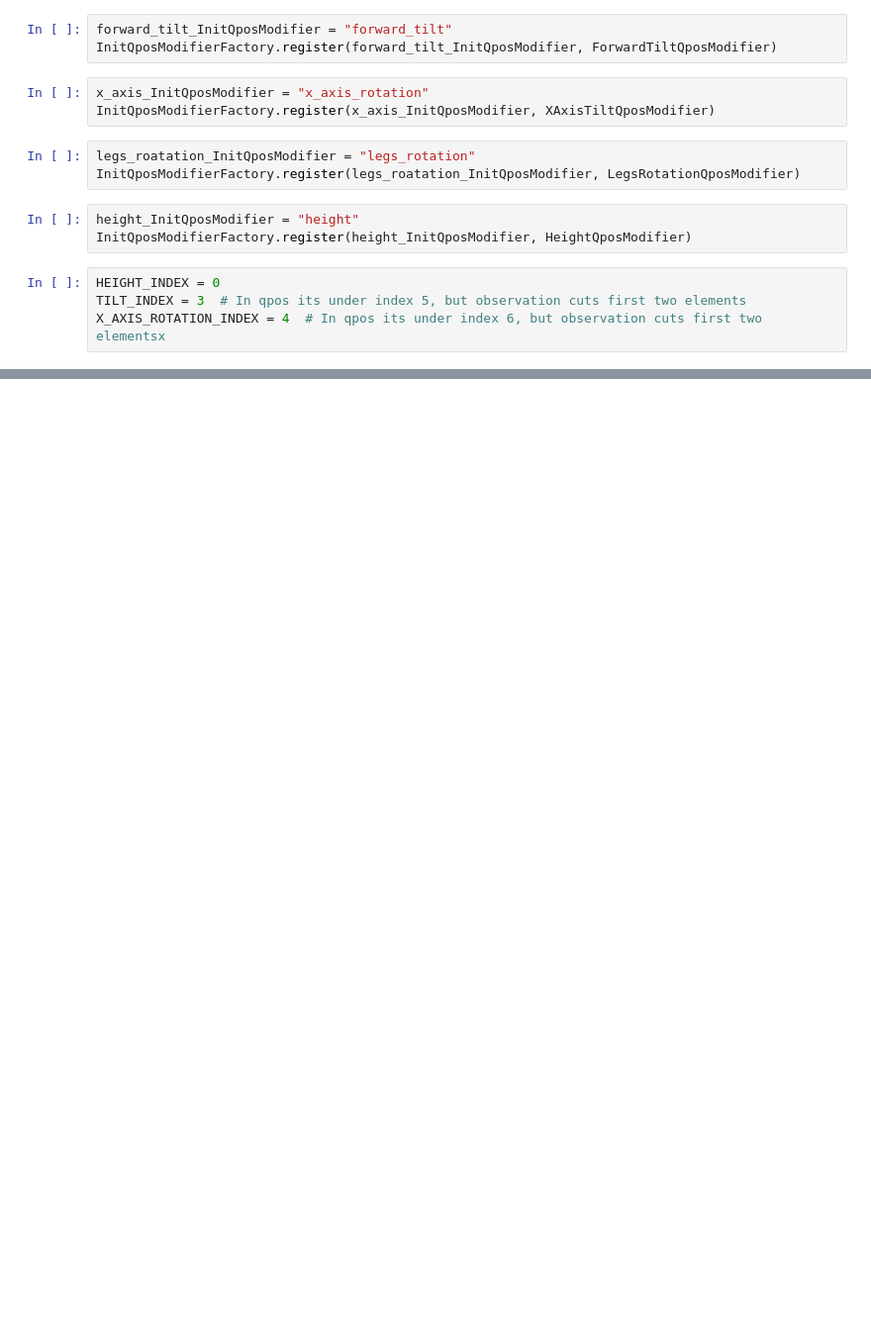
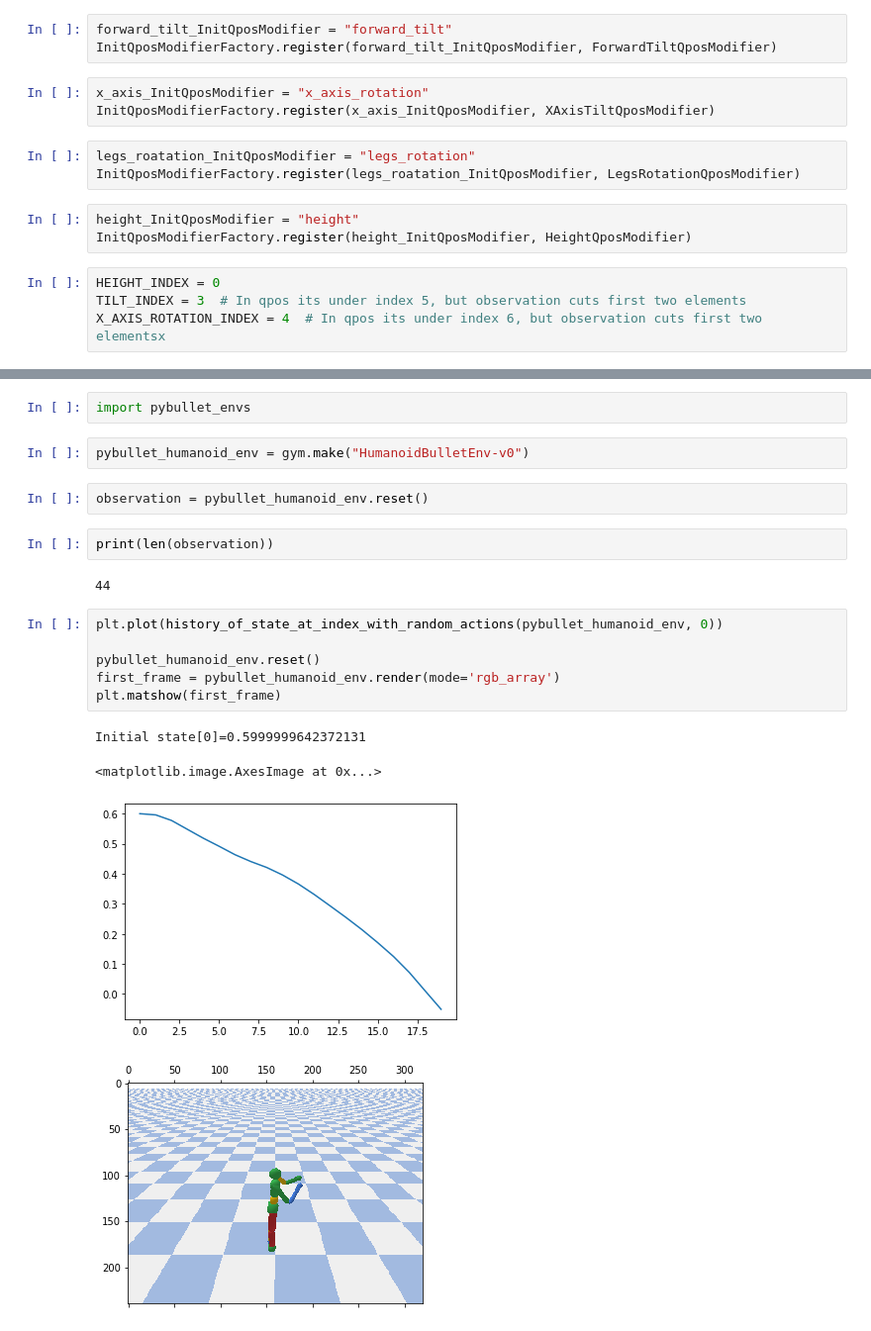
Before and after one commit to PKramek/HumanoidStateInterrogation, a Jupyter notebook: jupyter/main.ipynb, the cells around one changed output, grey strips where cells are left out. Shown at 99% size. Cells and saved outputs as stored; diff of their text form; blank space fills up the shorter version.

```diff
--- a/jupyter/main.ipynb
+++ b/jupyter/main.ipynb
@@ -117,0 +128,21 @@ plt.matshow(first_frame)
+# %%
+import pybullet_envs
+# %%
+pybullet_humanoid_env = gym.make("HumanoidBulletEnv-v0")
+# %%
+observation = pybullet_humanoid_env.reset()
+# %%
+print(len(observation))
+# %% [output]
+44
+# %%
+plt.plot(history_of_state_at_index_with_random_actions(pybullet_humanoid_env, 0))
+
+pybullet_humanoid_env.reset()
+first_frame = pybullet_humanoid_env.render(mode='rgb_array')
+plt.matshow(first_frame)
+# %% [output]
+Initial state[0]=0.5999999642372131
+<matplotlib.image.AxesImage at 0x...>
+[figure, added]
+[figure, added]
```
Also changed, not shown: parts of 4 cells of this notebook.
